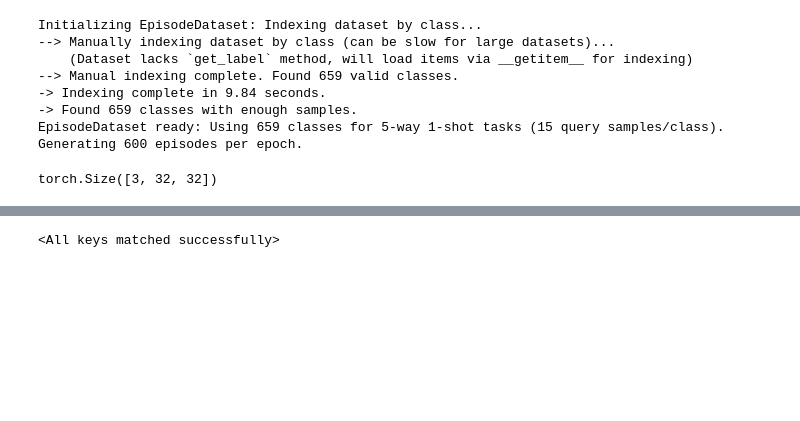
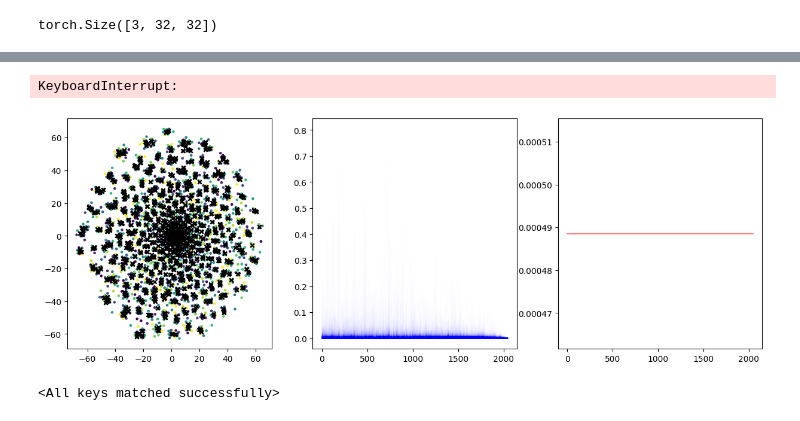
Before and after one commit to Teachable-AI-Lab/unsupervised-prototypes, a Jupyter notebook: GMM-exp.ipynb, the cells around one changed output, grey strips where cells are left out. Cells and saved outputs as stored; diff of their text form; code cells hidden in the pictures; blank space fills up the shorter version.

```diff
--- a/GMM-exp.ipynb
+++ b/GMM-exp.ipynb
@@ -27,16 +27,7 @@ from sklearn.mixture import GaussianMixture
 import os
 import sys
 # %%
-train_loader, test_loader, train_set, test_set = utils.get_data_loader('omniglot', 128, False)
+train_loader, test_loader, train_set, test_set = utils.get_data_loader('stl-10-eval', 128, False)
-# %% [output]
-Initializing EpisodeDataset: Indexing dataset by class...
---> Manually indexing dataset by class (can be slow for large datasets)...
-    (Dataset lacks `get_label` method, will load items via __getitem__ for indexing)
---> Manual indexing complete. Found 659 valid classes.
--> Indexing complete in 9.84 seconds.
--> Found 659 classes with enough samples.
-EpisodeDataset ready: Using 659 classes for 5-way 1-shot tasks (15 query samples/class).
-Generating 600 episodes per epoch.
 # %%
 train_set[0][0].shape
 # %% [output]
@@ -54,7 +45,8 @@ def t_sne(model, test_loader, device, epoch):
     for i, (data, target) in enumerate(test_loader):
         with torch.no_grad():
             data = data.to(device)
-            mu, logvar = model.encode(data)
+            data_ = model.pretrained(data)
+            mu, logvar = model.encode(data_)
             latent = model.reparameterize(mu, logvar)
             all_latent.append(latent)
             all_labels.append(target)
@@ -141,7 +133,7 @@ def t_sne(model, test_loader, device, epoch):
 
     plt.close()
 # %%
-n_layers=12
+n_layers=10
 # model = DeepTaxonNet(
 #     n_layers=n_layers,
 #     enc_hidden_dim=32*3*3,
@@ -155,30 +147,31 @@ n_layers=12
 
 # model = DeepTaxonNet(
 #     n_layers=n_layers,
-#     enc_hidden_dim=64*8*8,
-#     dec_hidden_dim=(64,8,8),
+#     enc_hidden_dim=512*3*3,
+#     dec_hidden_dim=(512,3,3),
 #     input_dim=3*32*32,
 #     latent_dim=64,
-#     encoder_name='resnet18_light',
-#     decoder_name='resnet18_light',
+#     encoder_name='resnet18',
+#     decoder_name='resnet18',
 #     kl1_weight=1,
+#     recon_weight=1.0,
 #     dkl_margin=1.2,
-#     # dkl_weight_lambda=0.0,
-#     # convex_weight_lambda=0.05,
+#     pretrained_enocder=False,
 # ).to(device)
 
 model = DeepTaxonNet(
     n_layers=n_layers,
     enc_hidden_dim=128*1*1,
     dec_hidden_dim=(128,1,1),
-    input_dim=1*28*28,
-    latent_dim=8,
-    encoder_name='omniglot',
-    decoder_name='omniglot',
+    input_dim=2048,
+    latent_dim=64,
+    encoder_name='mlp',
+    decoder_name='mlp',
     kl1_weight=1,
-    dkl_margin=0,
-    # dkl_weight_lambda=0.0,
-    # convex_weight_lambda=0.05,
+    recon_weight=1.0,
+    dkl_margin=1.2,
+    dkl_weight_lambda = 0.1,
+    pretrained_enocder=True,
 ).to(device)
 
 optimizer = optim.Adam(model.parameters(), lr=1e-3)
@@ -205,13 +198,13 @@ for epoch in range(epochs):
         #---------ELBO loss------------#
         optimizer.zero_grad()
         # model.noise_strength = noise_scheduler.get_noise()
-        if epoch < 10:
-            model.noise_strength = 0.0
-        elif epoch < 30:
+        # if epoch < 10:
+        #     model.noise_strength = 0.0
+        # elif epoch < 30:
 
-            model.noise_strength = 0.1
-        elif epoch < 50:
-            model.noise_strength = 0.2
+        #     model.noise_strength = 0.1
+        # elif epoch < 50:
+        #     model.noise_strength = 0.2
 
         # recon_weight, kl1_weight = utils.get_loss_weights(i, 0, 1, 'dkl')
         # model.kl1_weight = kl1_weight
@@ -235,7 +228,7 @@ for epoch in range(epochs):
     # if epoch==9:
         # all_latent, all_labels, pcx, pis, centroid_list, H = utils.get_latent(model, test_loader, device)
 
-    if epoch % 2 == 1:
-        model.eval()
-        t_sne(model, train_loader, device, epoch)
+    # if epoch % 1 == 1:
+    model.eval()
+    t_sne(model, train_loader, device, epoch)
 # %% [output]
@@ -260,3 +256,5 @@ KeyboardInterrupt:
+KeyboardInterrupt:
+[figure, added]
 # %%
 # load model
 n_layers=5
```
Also changed, not shown: parts of 10 cells of this notebook, 17 other files.
